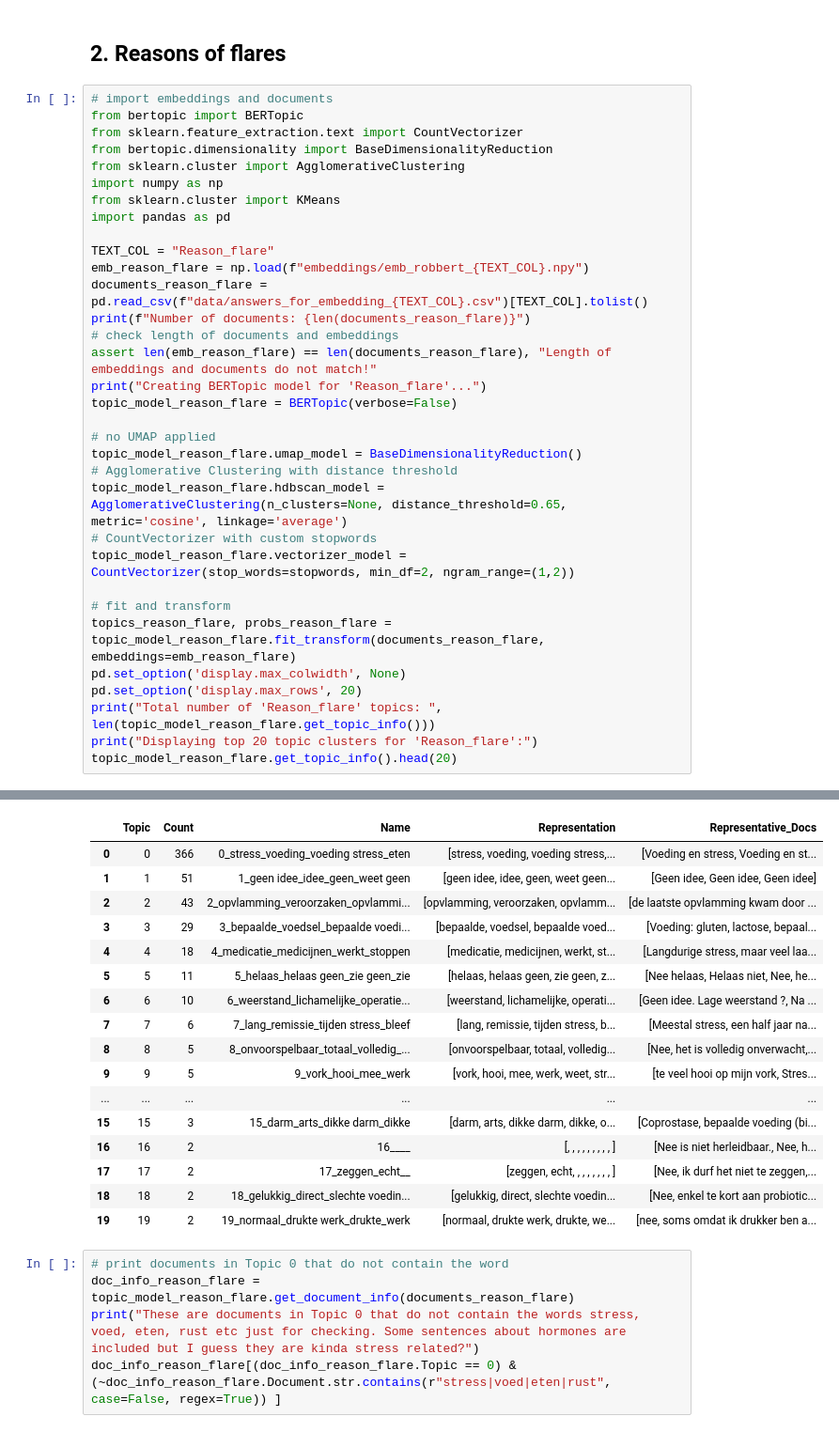
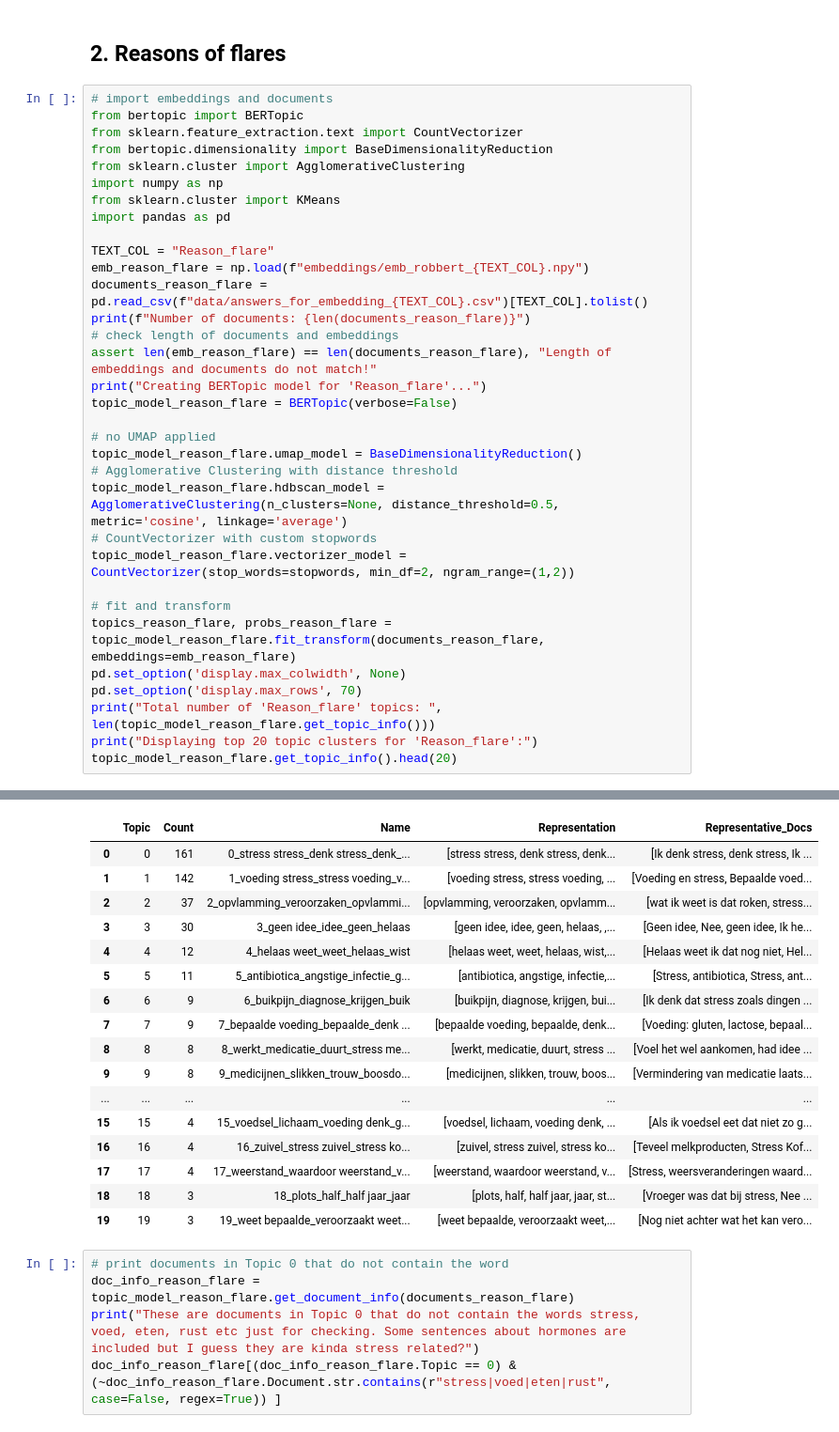
Before and after one commit to zhang-jiaxu/IBDigitalNLP, a Jupyter notebook: open_question_analysis.ipynb, the cells around one changed output, grey strips where cells are left out. Shown: that part at 94% size. Drawn from its saved outputs; the diff is of its cells as text.

```diff
--- a/open_question_analysis.ipynb
+++ b/open_question_analysis.ipynb
@@ -161,14 +164,14 @@ topic_model_reason_flare = BERTopic(verbose=False)
 # no UMAP applied
 topic_model_reason_flare.umap_model = BaseDimensionalityReduction()
 # Agglomerative Clustering with distance threshold
-topic_model_reason_flare.hdbscan_model = AgglomerativeClustering(n_clusters=None, distance_threshold=0.65, metric='cosine', linkage='average')
+topic_model_reason_flare.hdbscan_model = AgglomerativeClustering(n_clusters=None, distance_threshold=0.5, metric='cosine', linkage='average')
 # CountVectorizer with custom stopwords
 topic_model_reason_flare.vectorizer_model = CountVectorizer(stop_words=stopwords, min_df=2, ngram_range=(1,2))
 
 # fit and transform
 topics_reason_flare, probs_reason_flare = topic_model_reason_flare.fit_transform(documents_reason_flare, embeddings=emb_reason_flare)
 pd.set_option('display.max_colwidth', None)
-pd.set_option('display.max_rows', 20)
+pd.set_option('display.max_rows', 70)
 print("Total number of 'Reason_flare' topics: ", len(topic_model_reason_flare.get_topic_info()))
 print("Displaying top 20 topic clusters for 'Reason_flare':")
 topic_model_reason_flare.get_topic_info().head(20)
@@ -179,21 +182,21 @@ Total number of 'Reason_flare' topics:  42
 Displaying top 20 topic clusters for 'Reason_flare':
 |  | Topic | Count | Name | Representation | Representative_Docs |
-| 0 | 0 | 366 | 0_stress_voeding_voeding stress_eten | [stress, voeding, voeding stress,... | [Voeding en stress, Voeding en st... |
-| 1 | 1 | 51 | 1_geen idee_idee_geen_weet geen | [geen idee, idee, geen, weet geen... | [Geen idee, Geen idee, Geen idee] |
-| 2 | 2 | 43 | 2_opvlamming_veroorzaken_opvlammi... | [opvlamming, veroorzaken, opvlamm... | [de laatste opvlamming kwam door ... |
-| 3 | 3 | 29 | 3_bepaalde_voedsel_bepaalde voedi... | [bepaalde, voedsel, bepaalde voed... | [Voeding: gluten, lactose, bepaal... |
-| 4 | 4 | 18 | 4_medicatie_medicijnen_werkt_stoppen | [medicatie, medicijnen, werkt, st... | [Langdurige stress, maar veel laa... |
-| 5 | 5 | 11 | 5_helaas_helaas geen_zie geen_zie | [helaas, helaas geen, zie geen, z... | [Nee helaas, Helaas niet, Nee, he... |
-| 6 | 6 | 10 | 6_weerstand_lichamelijke_operatie... | [weerstand, lichamelijke, operati... | [Geen idee. Lage weerstand ?, Na ... |
-| 7 | 7 | 6 | 7_lang_remissie_tijden stress_bleef | [lang, remissie, tijden stress, b... | [Meestal stress, een half jaar na... |
-| 8 | 8 | 5 | 8_onvoorspelbaar_totaal_volledig_... | [onvoorspelbaar, totaal, volledig... | [Nee, het is volledig onverwacht,... |
-| 9 | 9 | 5 | 9_vork_hooi_mee_werk | [vork, hooi, mee, werk, weet, str... | [te veel hooi op mijn vork, Stres... |
+| 0 | 0 | 161 | 0_stress stress_denk stress_denk_... | [stress stress, denk stress, denk... | [Ik denk stress, denk stress, Ik ... |
+| 1 | 1 | 142 | 1_voeding stress_stress voeding_v... | [voeding stress, stress voeding, ... | [Voeding en stress, Bepaalde voed... |
+| 2 | 2 | 37 | 2_opvlamming_veroorzaken_opvlammi... | [opvlamming, veroorzaken, opvlamm... | [wat ik weet is dat roken, stress... |
+| 3 | 3 | 30 | 3_geen idee_idee_geen_helaas | [geen idee, idee, geen, helaas, ,... | [Geen idee, Nee, geen idee, Ik he... |
+| 4 | 4 | 12 | 4_helaas weet_weet_helaas_wist | [helaas weet, weet, helaas, wist,... | [Helaas weet ik dat nog niet, Hel... |
+| 5 | 5 | 11 | 5_antibiotica_angstige_infectie_g... | [antibiotica, angstige, infectie,... | [Stress, antibiotica, Stress, ant... |
+| 6 | 6 | 9 | 6_buikpijn_diagnose_krijgen_buik | [buikpijn, diagnose, krijgen, bui... | [Ik denk dat stress zoals dingen ... |
+| 7 | 7 | 9 | 7_bepaalde voeding_bepaalde_denk ... | [bepaalde voeding, bepaalde, denk... | [Voeding: gluten, lactose, bepaal... |
+| 8 | 8 | 8 | 8_werkt_medicatie_duurt_stress me... | [werkt, medicatie, duurt, stress ... | [Voel het wel aankomen, had idee ... |
+| 9 | 9 | 8 | 9_medicijnen_slikken_trouw_boosdo... | [medicijnen, slikken, trouw, boos... | [Vermindering van medicatie laats... |
 | ... | ... | ... | ... | ... | ... |
-| 15 | 15 | 3 | 15_darm_arts_dikke darm_dikke | [darm, arts, dikke darm, dikke, o... | [Coprostase, bepaalde voeding (bi... |
-| 16 | 16 | 2 | 16____ | [, , , , , , , , , ] | [Nee is niet herleidbaar., Nee, h... |
-| 17 | 17 | 2 | 17_zeggen_echt__ | [zeggen, echt, , , , , , , , ] | [Nee, ik durf het niet te zeggen,... |
-| 18 | 18 | 2 | 18_gelukkig_direct_slechte voedin... | [gelukkig, direct, slechte voedin... | [Nee, enkel te kort aan probiotic... |
-| 19 | 19 | 2 | 19_normaal_drukte werk_drukte_werk | [normaal, drukte werk, drukte, we... | [nee, soms omdat ik drukker ben a... |
+| 15 | 15 | 4 | 15_voedsel_lichaam_voeding denk_g... | [voedsel, lichaam, voeding denk, ... | [Als ik voedsel eet dat niet zo g... |
+| 16 | 16 | 4 | 16_zuivel_stress zuivel_stress ko... | [zuivel, stress zuivel, stress ko... | [Teveel melkproducten, Stress Kof... |
+| 17 | 17 | 4 | 17_weerstand_waardoor weerstand_v... | [weerstand, waardoor weerstand, v... | [Stress, weersveranderingen waard... |
+| 18 | 18 | 3 | 18_plots_half_half jaar_jaar | [plots, half, half jaar, jaar, st... | [Vroeger was dat bij stress, Nee ... |
+| 19 | 19 | 3 | 19_weet bepaalde_veroorzaakt weet... | [weet bepaalde, veroorzaakt weet,... | [Nog niet achter wat het kan vero... |
 # %%
 # print documents in Topic 0 that do not contain the word
 doc_info_reason_flare = topic_model_reason_flare.get_document_info(documents_reason_flare)
```
Also changed, not shown: parts of 7 cells of this notebook.
